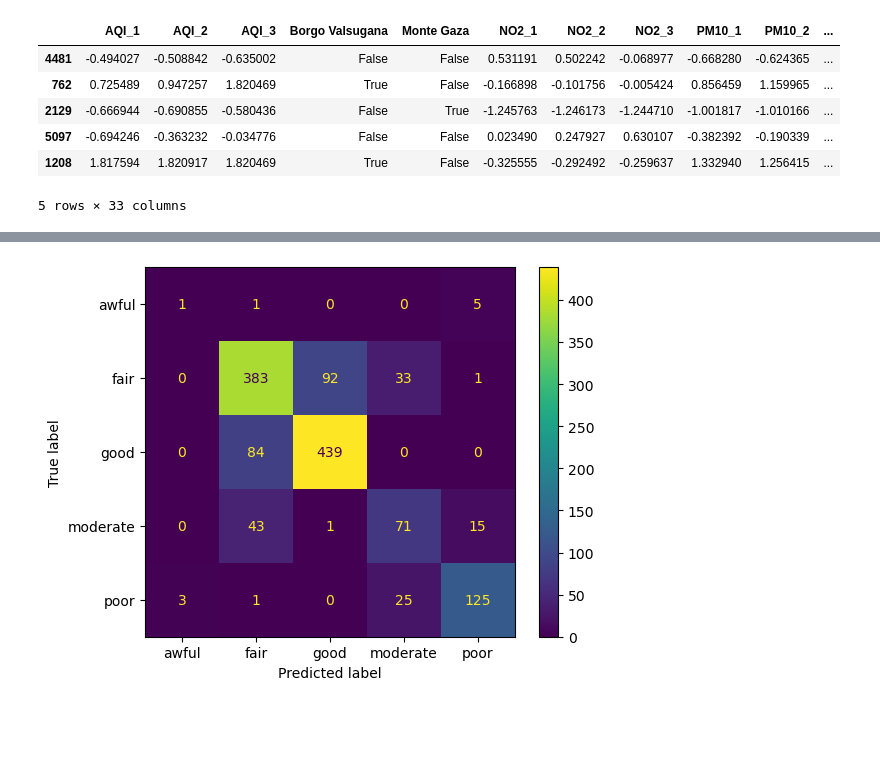
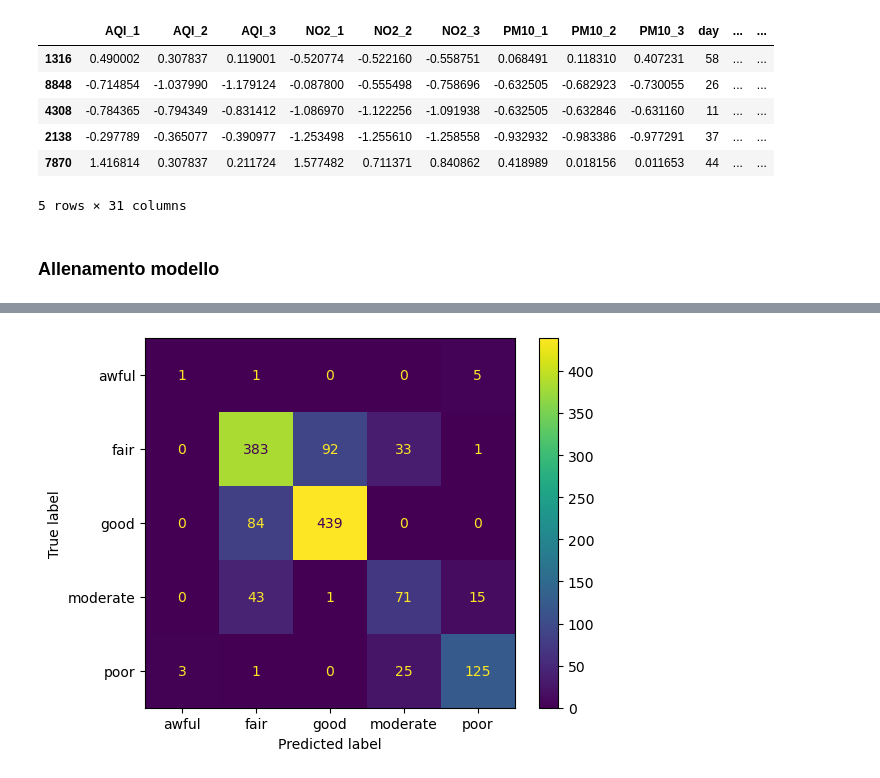
Before and after one commit to CarloDegasperi/DataScience, a Jupyter notebook: notebooks/classification/04_logistic_regression.ipynb, the cells around one changed output, grey strips where cells are left out. Saved outputs shown, nothing was run; the diff lists cells and outputs as text; code cells hidden in the pictures; blank space fills up the shorter version.

```diff
--- a/notebooks/classification/04_logistic_regression.ipynb
+++ b/notebooks/classification/04_logistic_regression.ipynb
@@ -88,21 +31,11 @@ Costruiamo quindi il dataframe inserendo le ore precedenti a quella di target co
 # %%
-feature_df = dataset_df[feature_cols[:5]].copy()
-for h in range (1,4):
-    feature_df[[col + f'_{h}' for col in feature_cols[5:10]]] = dataset_df.groupby('station_appa')[feature_cols[5:10]].shift(h)
-    feature_df[f'precipitation_{4 + h}'] = dataset_df.groupby('station_appa')[feature_cols[-1]].shift(5 + h)
+binary_class_df = pd.read_csv('../../data/processed/dataset_binary_class_processed.csv')
 
-# trasformiamo in one-hot le stazioni ed il giorno della settimana
-feature_df = pd.get_dummies(feature_df, columns=['week_day'], prefix='', prefix_sep='')
-feature_df = pd.get_dummies(feature_df, columns=['station_appa'], prefix='', prefix_sep='')
+# togliamo la colonna 'winds_spd'
+binary_class_df.drop('winds_spd', axis=1, inplace=True)
 
-classification_df = feature_df.copy()
-classification_df['target'] = dataset_df['target']
-classification_df = classification_df.dropna(subset=['precipitation_7'])
+# droppiamo poi anche diverse righe contenenti NaN sulle rilevazioni degli inquinanti (probabilmente dovute a malfunzionamenti dei sensori)
+binary_class_df.dropna(inplace=True)
 
-feature_cols = classification_df.columns.difference(['target'])
-
-# vediamo se ci sono righe con nan e togliamole
-classification_df = classification_df[~classification_df.isna().any(axis=1)]
-
-classification_df.head()
+binary_class_df.head()
 # %% [output]
@@ -116,31 +52,36 @@ classification_df.head()
 # %%
+feature_cols = binary_class_df.columns.difference(['target'])
+
 # creo train, valid e test
-X_train, X_test, y_train, y_test= train_test_split(classification_df[feature_cols], classification_df['target'], test_size=0.2, random_state=12)
+X_train, X_temp, y_train, y_temp = train_test_split(binary_class_df[feature_cols], binary_class_df['target'], test_size=0.3, random_state=seed)
+X_valid, X_test, y_valid, y_test = train_test_split(X_temp, y_temp, test_size=0.5, random_state=seed)
 
-# riscalo mettendo la media a 0 e la deviazione std a 1
-non_num_features = ['day', 'hour', 'lunedì', 'martedì', 'mercoledì', 'giovedì', 'venerdì', 'sabato', 'domenica', 'Borgo Valsugana', 'Monte Gaza', 'Parco S. Chiara',
-                    'Rovereto', 'Via Bolzano']
+# riscaliamo le feature numeriche, mettendo la media a 0 e la deviazione std a 1
+station_cols = [col for col in X_train.columns if col.startswith('station_')]
+non_num_features = ['day', 'hour', 'monday', 'tuesday', 'wednesday', 'thursday', 'friday', 'saturday', 'sunday'] + station_cols
 num_features = X_train.columns.difference(non_num_features)
 
 scaler = StandardScaler()
 scaled_num_X_train = scaler.fit_transform(X_train[num_features])
-scaled_num_X_test = scaler.transform(X_test[num_features])
+scaled_num_X_valid = scaler.transform(X_valid[num_features])
 
 scaled_X_train = X_train.copy()
-scaled_X_test = X_test.copy()
+scaled_X_valid = X_valid.copy()
 
 scaled_X_train[num_features] = scaled_num_X_train
-scaled_X_test[num_features] = scaled_num_X_test
+scaled_X_valid[num_features] = scaled_num_X_valid
 
 scaled_X_train.head()
 # %% [output]
-|  | AQI_1 | AQI_2 | AQI_3 | Borgo Valsugana | Monte Gaza | NO2_1 | NO2_2 | NO2_3 | PM10_1 | PM10_2 | ... |
-| 4481 | -0.494027 | -0.508842 | -0.635002 | False | False | 0.531191 | 0.502242 | -0.068977 | -0.668280 | -0.624365 | ... |
-| 762 | 0.725489 | 0.947257 | 1.820469 | True | False | -0.166898 | -0.101756 | -0.005424 | 0.856459 | 1.159965 | ... |
-| 2129 | -0.666944 | -0.690855 | -0.580436 | False | True | -1.245763 | -1.246173 | -1.244710 | -1.001817 | -1.010166 | ... |
-| 5097 | -0.694246 | -0.363232 | -0.034776 | False | False | 0.023490 | 0.247927 | 0.630107 | -0.382392 | -0.190339 | ... |
-| 1208 | 1.817594 | 1.820917 | 1.820469 | True | False | -0.325555 | -0.292492 | -0.259637 | 1.332940 | 1.256415 | ... |
+|  | AQI_1 | AQI_2 | AQI_3 | NO2_1 | NO2_2 | NO2_3 | PM10_1 | PM10_2 | PM10_3 | day | ... | ... |
+| 1316 | 0.490002 | 0.307837 | 0.119001 | -0.520774 | -0.522160 | -0.558751 | 0.068491 | 0.118310 | 0.407231 | 58 | ... | ... |
+| 8848 | -0.714854 | -1.037990 | -1.179124 | -0.087800 | -0.555498 | -0.758696 | -0.632505 | -0.682923 | -0.730055 | 26 | ... | ... |
+| 4308 | -0.784365 | -0.794349 | -0.831412 | -1.086970 | -1.122256 | -1.091938 | -0.632505 | -0.632846 | -0.631160 | 11 | ... | ... |
+| 2138 | -0.297789 | -0.365077 | -0.390977 | -1.253498 | -1.255610 | -1.258558 | -0.932932 | -0.983386 | -0.977291 | 37 | ... | ... |
+| 7870 | 1.416814 | 0.307837 | 0.211724 | 1.577482 | 0.711371 | 0.840862 | 0.418989 | 0.018156 | 0.011653 | 44 | ... | ... |
-5 rows × 33 columns
+5 rows × 31 columns
+# %% [markdown]
+### Allenamento modello
 # %%
 # inizializziamo il classificatore
 LR_cv = LogisticRegressionCV(
```
Also changed, not shown: parts of 40 cells of this notebook, 3 other files.
